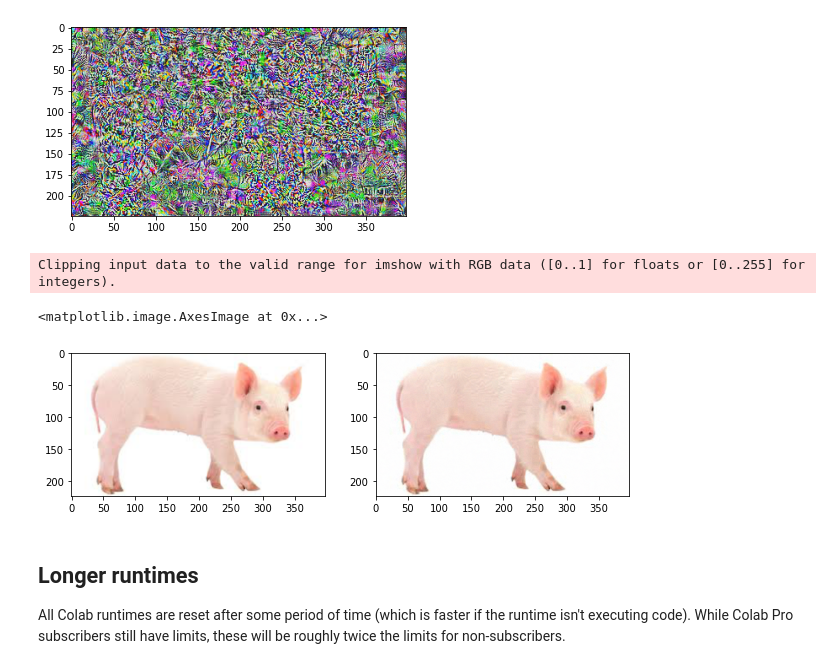
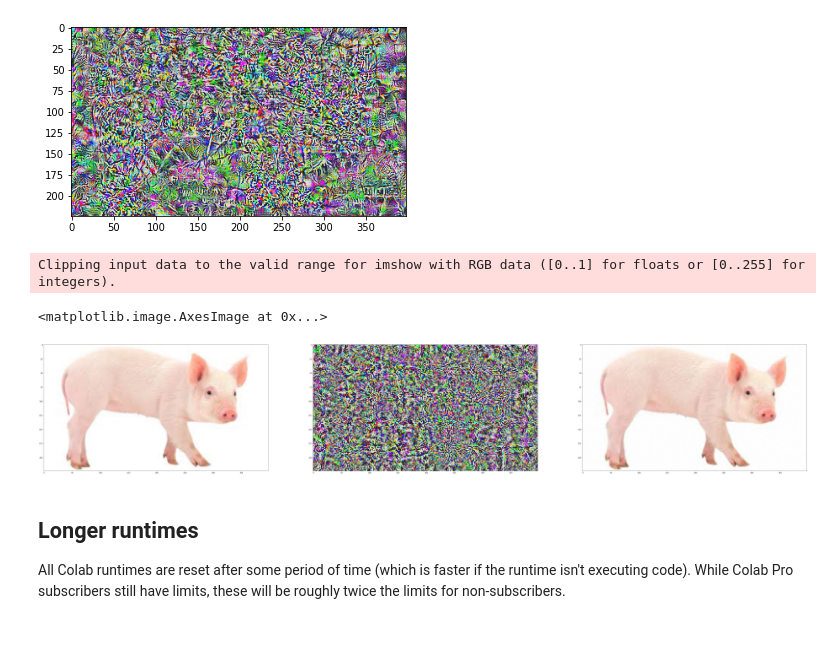
Before and after one commit to caperock/BenchmarkDeepLearning, a Jupyter notebook: Making_the_Most_of_your_Colab_Subscription.ipynb, the cells around one changed output. Drawn from its saved outputs; the diff is of its cells as text; code cells hidden in the pictures; blank space fills up the shorter version.

```diff
--- a/Making_the_Most_of_your_Colab_Subscription.ipynb
+++ b/Making_the_Most_of_your_Colab_Subscription.ipynb
@@ -190,13 +190,14 @@ plt.imshow((50*delta+0.5)[0].detach().numpy().transpose(1,2,0))
 <matplotlib.image.AxesImage at 0x...>
 [figure]
 # %%
-f,ax = plt.subplots(1,2, figsize=(10,5))
+f,ax = plt.subplots(1,3, figsize=(80,20))
 ax[0].imshow((pig_tensor)[0].detach().numpy().transpose(1,2,0))
-ax[1].imshow((pig_tensor + delta)[0].detach().numpy().transpose(1,2,0))
+ax[1].imshow((0.5+ 50*delta)[0].detach().numpy().transpose(1,2,0))
+ax[2].imshow((pig_tensor + delta)[0].detach().numpy().transpose(1,2,0))
 # %% [output]
 Clipping input data to the valid range for imshow with RGB data ([0..1] for floats or [0..255] for integers).
 <matplotlib.image.AxesImage at 0x...>
-[figure, old version]
+[figure, new version]
 # %% [markdown]
 ## Longer runtimes
 
```
